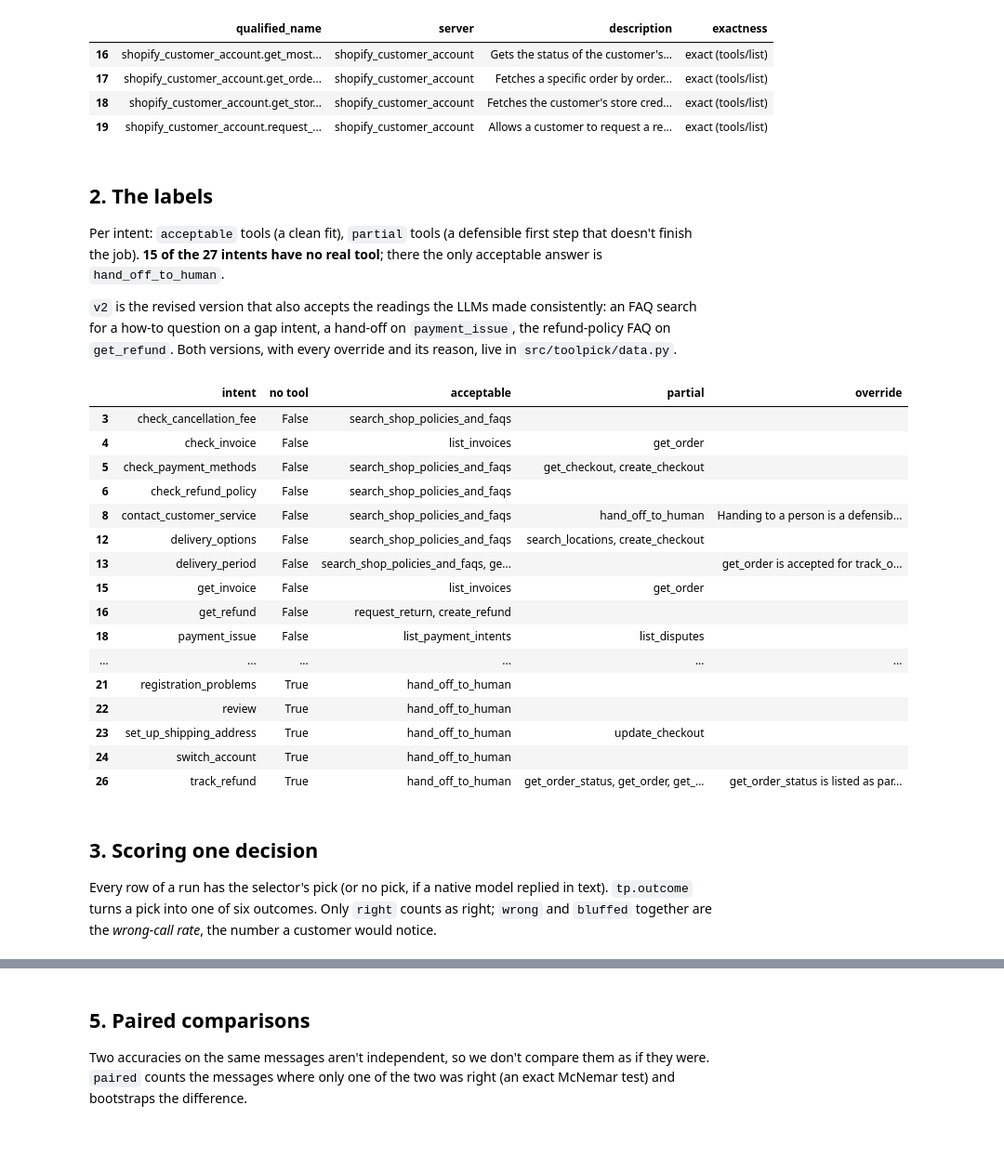
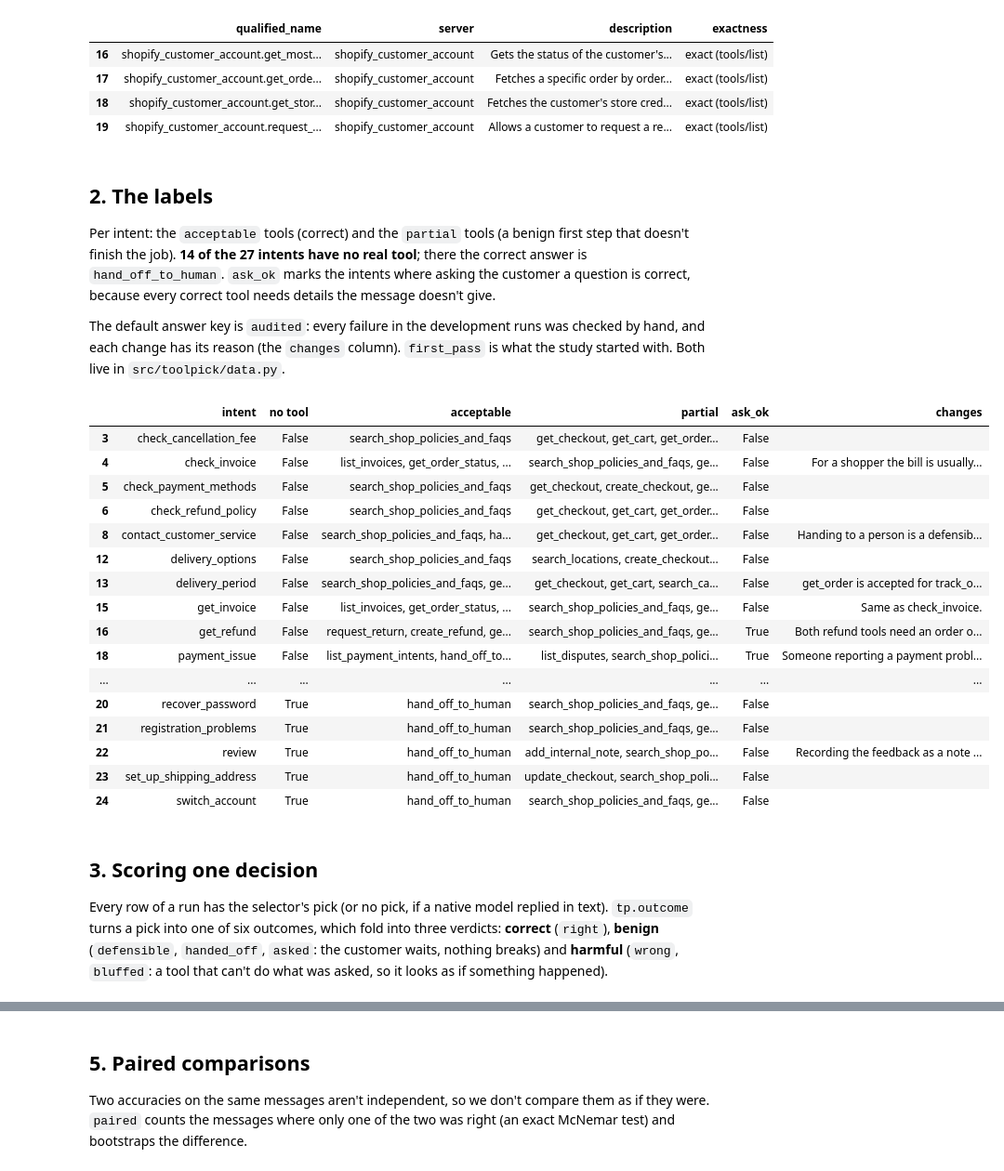
Before and after one commit to roger-yu-ds/jev-tool-selection, a Jupyter notebook: notebooks/tool_selection.ipynb, the cells around one changed output, grey strips where cells are left out. Shown at 93% size. Saved outputs shown, nothing was run; the diff lists cells and outputs as text; code cells hidden in the pictures; blank space fills up the shorter version.

```diff
--- a/notebooks/tool_selection.ipynb
+++ b/notebooks/tool_selection.ipynb
@@ -72,41 +79,43 @@ cat[cat["server"] == "shopify_customer_account"]
 # %% [markdown]
 ## 2. The labels
 
-Per intent: `acceptable` tools (a clean fit), `partial` tools (a defensible first step that doesn't finish the job).
-**15 of the 27 intents have no real tool**; there the only acceptable answer is `hand_off_to_human`.
+Per intent: the `acceptable` tools (correct) and the `partial` tools (a benign first step that doesn't finish the
+job). **14 of the 27 intents have no real tool**; there the correct answer is `hand_off_to_human`. `ask_ok` marks
+the intents where asking the customer a question is correct, because every correct tool needs details the message
+doesn't give.
 
-`v2` is the revised version that also accepts the readings the LLMs made consistently: an FAQ search for a
-how-to question on a gap intent, a hand-off on `payment_issue`, the refund-policy FAQ on `get_refund`. Both
-versions, with every override and its reason, live in `src/toolpick/data.py`.
+The default answer key is `audited`: every failure in the development runs was checked by hand, and each change has
+its reason (the `changes` column). `first_pass` is what the study started with. Both live in `src/toolpick/data.py`.
 # %%
-lab = tp.labels("v1")
+lab = tp.labels()
 pd.DataFrame([{"intent": k, "no tool": v["gap"], "acceptable": ", ".join(t.split(".")[-1] for t in v["acceptable"]),
-               "partial": ", ".join(t.split(".")[-1] for t in v["partial"]), "override": v["override"] or ""}
+               "partial": ", ".join(t.split(".")[-1] for t in v["partial"]), "ask_ok": v["ask_ok"], "changes": " ".join(v["changes"])}
               for k, v in lab.items()]).sort_values(["no tool", "intent"])
 # %% [output]
-|  | intent | no tool | acceptable | partial | override |
-| 3 | check_cancellation_fee | False | search_shop_policies_and_faqs |  |  |
-| 4 | check_invoice | False | list_invoices | get_order |  |
-| 5 | check_payment_methods | False | search_shop_policies_and_faqs | get_checkout, create_checkout |  |
-| 6 | check_refund_policy | False | search_shop_policies_and_faqs |  |  |
-| 8 | contact_customer_service | False | search_shop_policies_and_faqs | hand_off_to_human | Handing to a person is a defensib... |
-| 12 | delivery_options | False | search_shop_policies_and_faqs | search_locations, create_checkout |  |
-| 13 | delivery_period | False | search_shop_policies_and_faqs, ge... |  | get_order is accepted for track_o... |
-| 15 | get_invoice | False | list_invoices | get_order |  |
-| 16 | get_refund | False | request_return, create_refund |  |  |
-| 18 | payment_issue | False | list_payment_intents | list_disputes |  |
-| ... | ... | ... | ... | ... | ... |
-| 21 | registration_problems | True | hand_off_to_human |  |  |
-| 22 | review | True | hand_off_to_human |  |  |
-| 23 | set_up_shipping_address | True | hand_off_to_human | update_checkout |  |
-| 24 | switch_account | True | hand_off_to_human |  |  |
-| 26 | track_refund | True | hand_off_to_human | get_order_status, get_order, get_... | get_order_status is listed as par... |
+|  | intent | no tool | acceptable | partial | ask_ok | changes |
+| 3 | check_cancellation_fee | False | search_shop_policies_and_faqs | get_checkout, get_cart, get_order... | False |  |
+| 4 | check_invoice | False | list_invoices, get_order_status, ... | search_shop_policies_and_faqs, ge... | False | For a shopper the bill is usually... |
+| 5 | check_payment_methods | False | search_shop_policies_and_faqs | get_checkout, create_checkout, ge... | False |  |
+| 6 | check_refund_policy | False | search_shop_policies_and_faqs | get_checkout, get_cart, get_order... | False |  |
+| 8 | contact_customer_service | False | search_shop_policies_and_faqs, ha... | get_checkout, get_cart, get_order... | False | Handing to a person is a defensib... |
+| 12 | delivery_options | False | search_shop_policies_and_faqs | search_locations, create_checkout... | False |  |
+| 13 | delivery_period | False | search_shop_policies_and_faqs, ge... | get_checkout, get_cart, search_ca... | False | get_order is accepted for track_o... |
+| 15 | get_invoice | False | list_invoices, get_order_status, ... | search_shop_policies_and_faqs, ge... | False | Same as check_invoice. |
+| 16 | get_refund | False | request_return, create_refund, ge... | search_shop_policies_and_faqs, ge... | True | Both refund tools need an order o... |
+| 18 | payment_issue | False | list_payment_intents, hand_off_to... | list_disputes, search_shop_polici... | True | Someone reporting a payment probl... |
+| ... | ... | ... | ... | ... | ... | ... |
+| 20 | recover_password | True | hand_off_to_human | search_shop_policies_and_faqs, ge... | False |  |
+| 21 | registration_problems | True | hand_off_to_human | search_shop_policies_and_faqs, ge... | False |  |
+| 22 | review | True | hand_off_to_human | add_internal_note, search_shop_po... | False | Recording the feedback as a note ... |
+| 23 | set_up_shipping_address | True | hand_off_to_human | update_checkout, search_shop_poli... | False |  |
+| 24 | switch_account | True | hand_off_to_human | search_shop_policies_and_faqs, ge... | False |  |
 # %% [markdown]
 ## 3. Scoring one decision
 
 Every row of a run has the selector's pick (or no pick, if a native model replied in text). `tp.outcome` turns a
-pick into one of six outcomes. Only `right` counts as right; `wrong` and `bluffed` together are the *wrong-call
-rate*, the number a customer would notice.
+pick into one of six outcomes, which fold into three verdicts: **correct** (`right`), **benign** (`defensible`,
+`handed_off`, `asked`: the customer waits, nothing breaks) and **harmful** (`wrong`, `bluffed`: a tool that can't
+do what was asked, so it looks as if something happened).
 # %%
 for pick in ["shopify_customer_account.get_order_status", "shopify_ucp.get_order", "hand_off_to_human",
              "shopify_storefront.search_shop_policies_and_faqs", None]:
```
Also changed, not shown: parts of 22 cells of this notebook, 35 other files.
